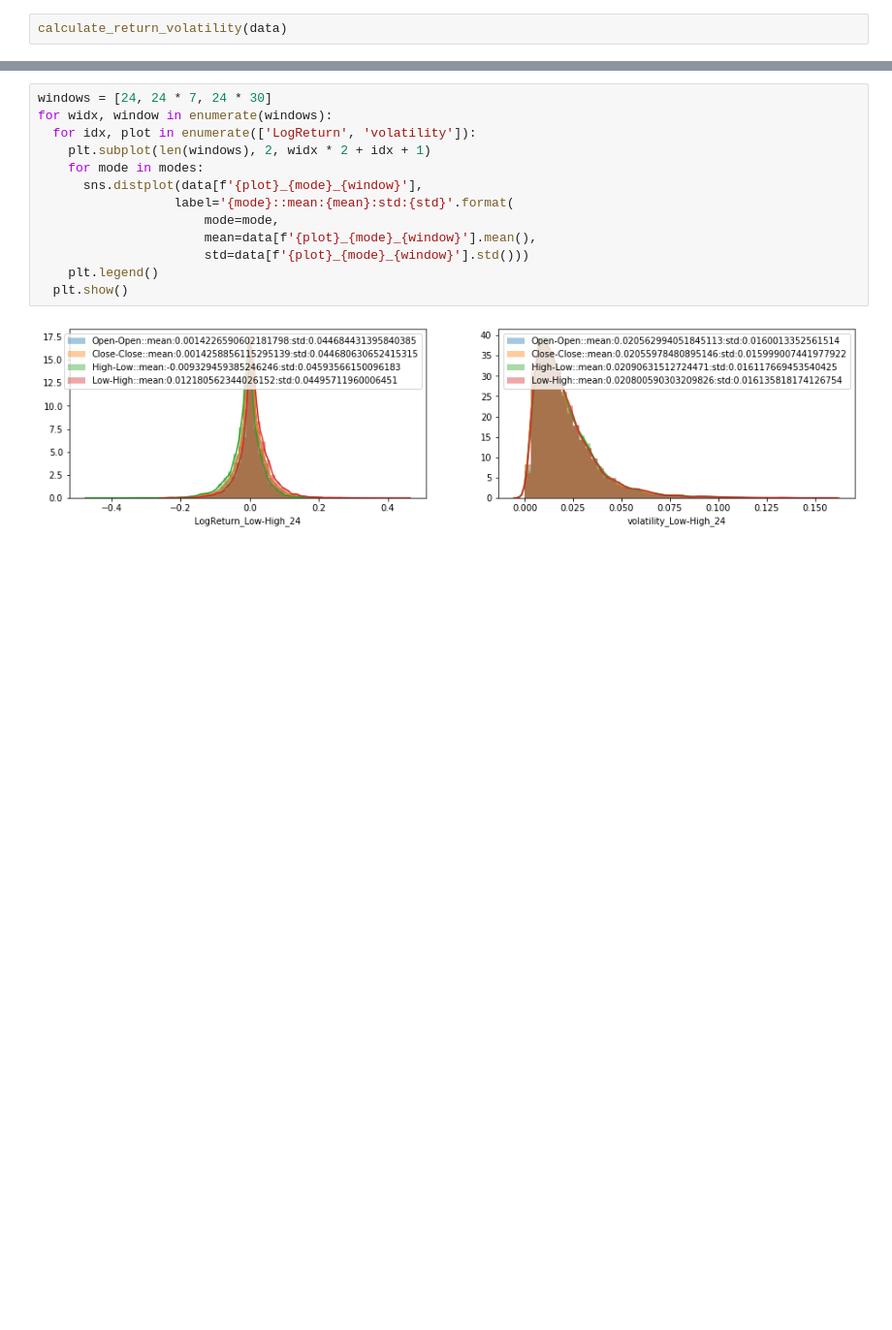
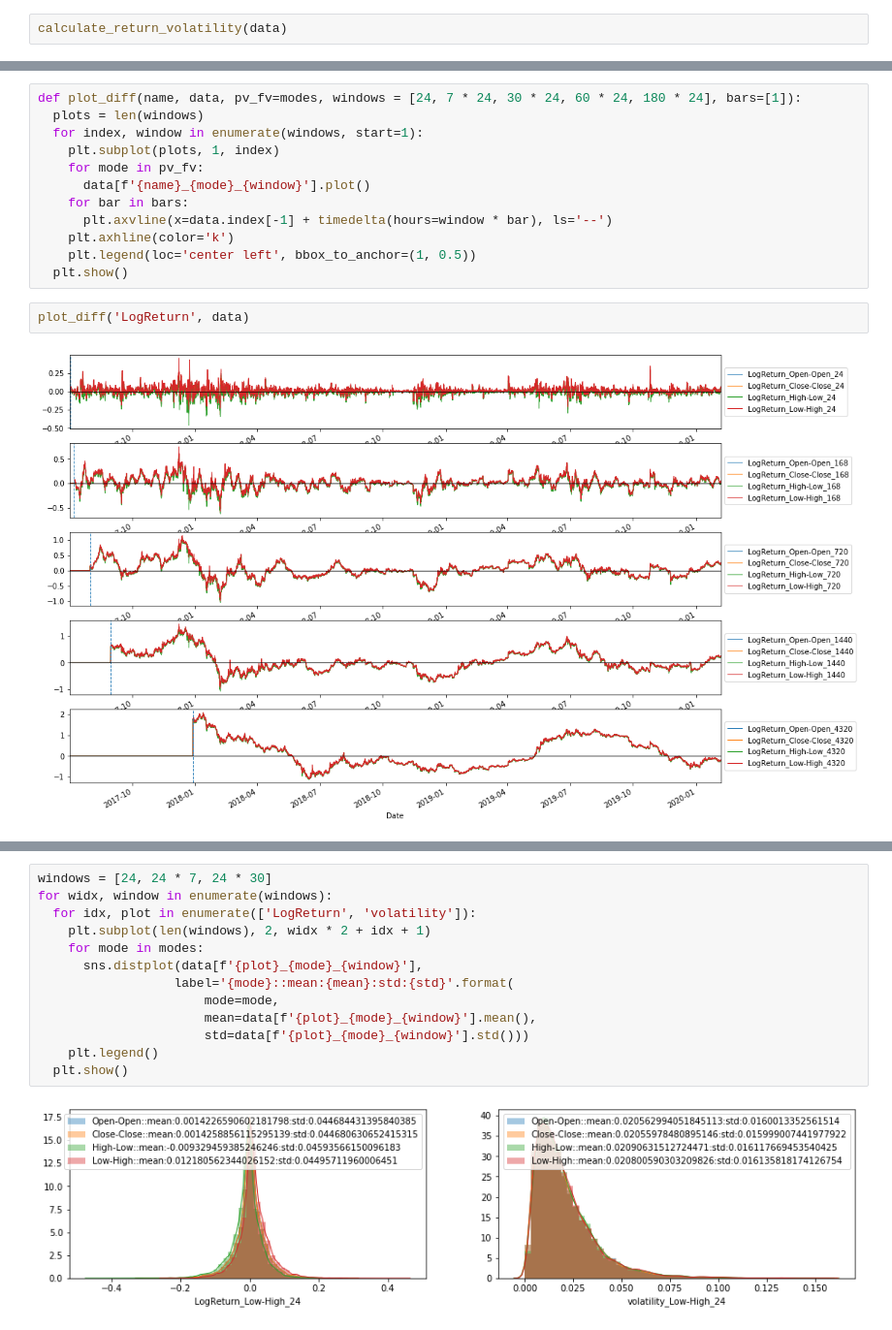
Before and after one commit to Lubricy/notebooks, a Jupyter notebook: volatility.ipynb, the cells around one changed output, grey strips where cells are left out. Shown at 97% size. Drawn from its saved outputs; the diff is of its cells as text; blank space fills up the shorter version.

```diff
--- a/volatility.ipynb
+++ b/volatility.ipynb
@@ -86,0 +93,16 @@ plot_data('volatility', data)
+# %%
+def plot_diff(name, data, pv_fv=modes, windows = [24, 7 * 24, 30 * 24, 60 * 24, 180 * 24], bars=[1]):
+  plots = len(windows)
+  for index, window in enumerate(windows, start=1):
+    plt.subplot(plots, 1, index)
+    for mode in pv_fv:
+      data[f'{name}_{mode}_{window}'].plot()
+    for bar in bars:
+      plt.axvline(x=data.index[-1] + timedelta(hours=window * bar), ls='--')
+    plt.axhline(color='k')
+    plt.legend(loc='center left', bbox_to_anchor=(1, 0.5))
+  plt.show()
+# %%
+plot_diff('LogReturn', data)
+# %% [output]
+[figure, added]
```
Also changed, not shown: parts of 6 cells of this notebook.
